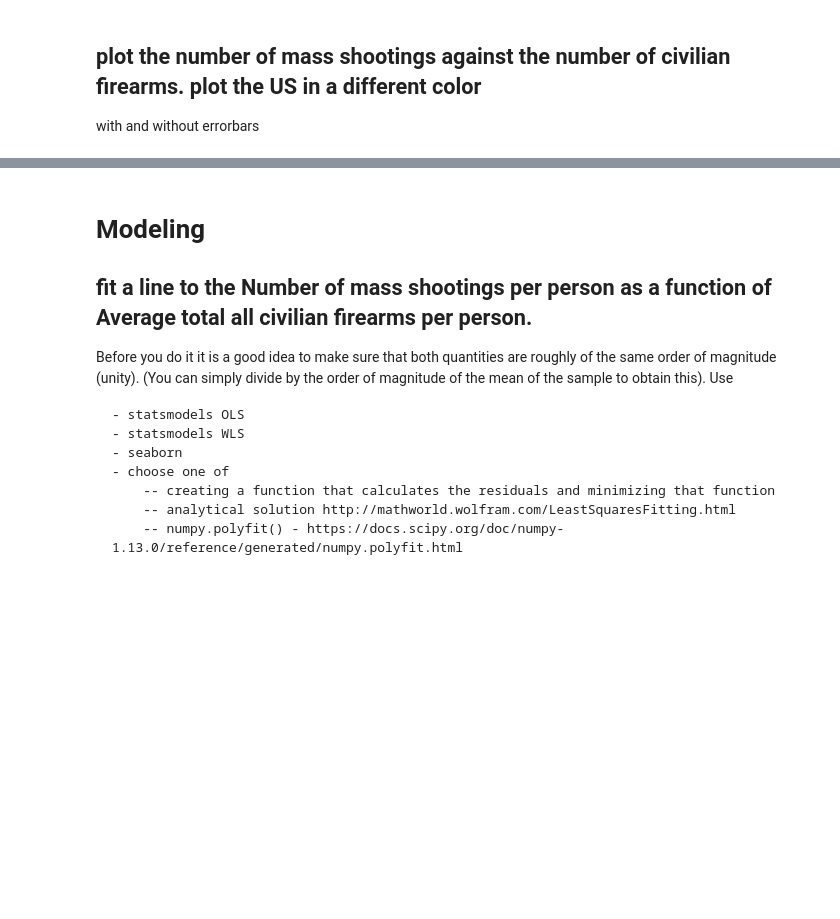
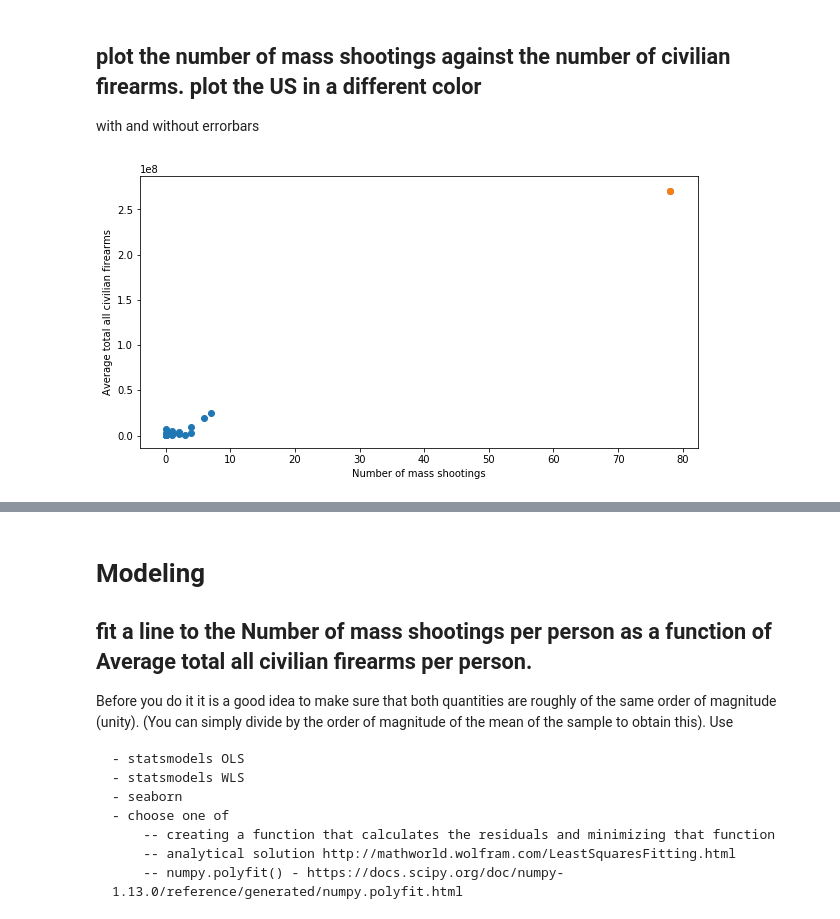
Before and after one commit to jinalklaulitz/PUI2018_msm796, a Jupyter notebook: HW9_msm796/assignment3_msm796.ipynb, the cells around one changed output, grey strips where cells are left out. Saved outputs shown, nothing was run; the diff lists cells and outputs as text; code cells hidden in the pictures; blank space fills up the shorter version.

```diff
--- a/HW9_msm796/assignment3_msm796.ipynb
+++ b/HW9_msm796/assignment3_msm796.ipynb
@@ -336,3 +334,15 @@ pl.show()
 # %% [markdown]
 ## plot the number of  mass shootings against the number of civilian firearms. plot the  US in a different color
 with and without errorbars
+# %%
+fig = pl.figure(figsize=(10,5))
+ax = fig.add_subplot(111)
+
+ax.scatter(df_['Number of mass shootings'],df_['Average total all civilian firearms'])
+ax.scatter(df_[df_['Country']=='United States']['Number of mass shootings'],df_[df_['Country']=='United States']['Average total all civilian firearms'])
+ax.set_xlabel("Number of mass shootings")
+ax.set_ylabel('Average total all civilian firearms')
+ax.set_ylim()
+pl.show()
+# %% [output]
+[figure, added]
```
Also changed, not shown: parts of 11 cells of this notebook, 1 other file.
